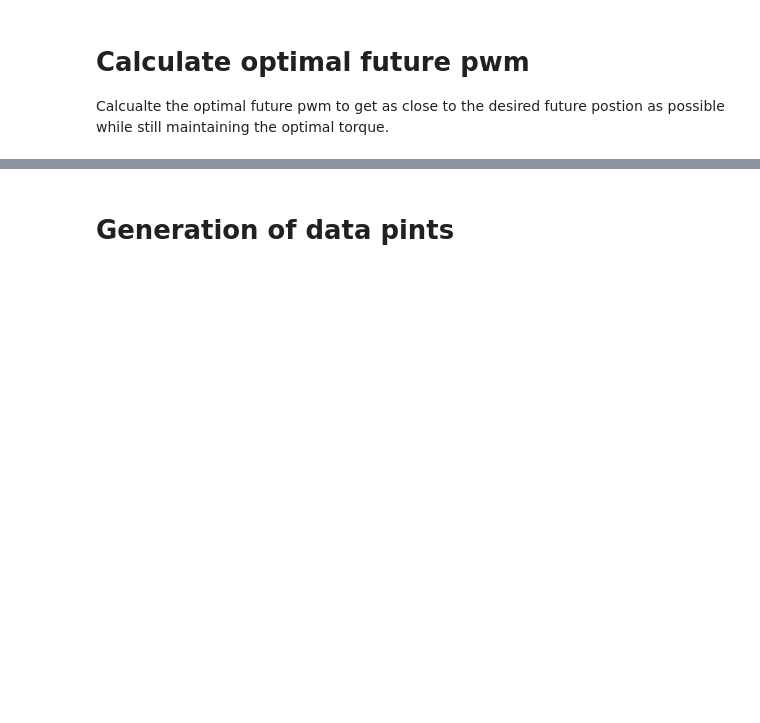
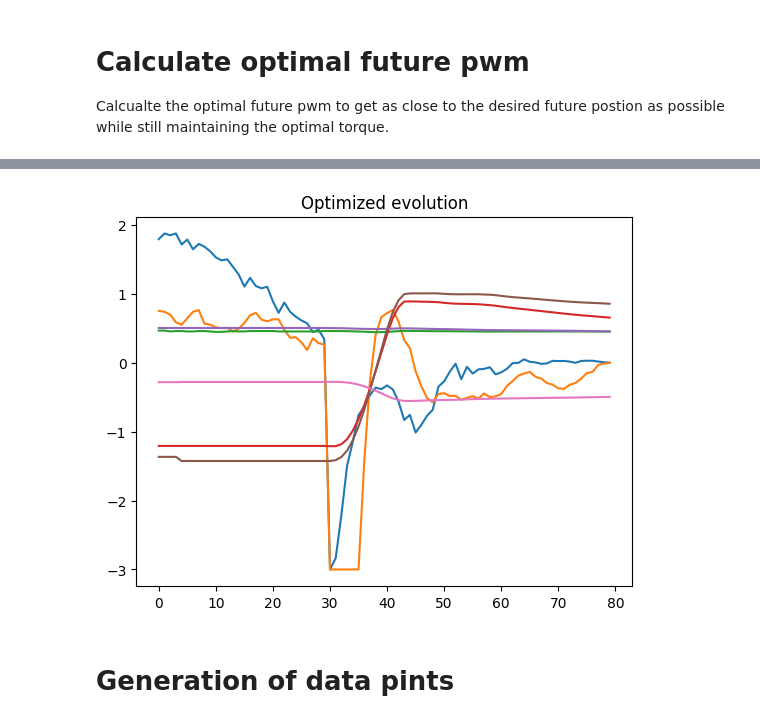
Before and after one commit to Roboy/neural-tendon-control, a Jupyter notebook: controllers/nn_1/dev/ctrl_model/generation_of_ctrl_model_dataset.ipynb, the cells around one changed output, grey strips where cells are left out. Saved outputs shown, nothing was run; the diff lists cells and outputs as text; code cells hidden in the pictures; blank space fills up the shorter version.

```diff
--- a/controllers/nn_1/dev/ctrl_model/generation_of_ctrl_model_dataset.ipynb
+++ b/controllers/nn_1/dev/ctrl_model/generation_of_ctrl_model_dataset.ipynb
@@ -162,6 +162,7 @@ def calc_optim_future_input(
         past_outputs,
         past_interals,
         future_desired_outputs,
+        max_iterations=1000,
 ):
     # Init future inputs with zeros
     future_inputs = torch.zeros(past_inputs.shape[0], past_inputs.shape[1], future_desired_outputs.shape[2])
@@ -175,7 +176,6 @@ def calc_optim_future_input(
 
     optimizer = torch.optim.SGD([future_inputs], lr=30, momentum=0.9)
 
-    max_iterations = 400
     for ii in range(0, max_iterations):
         inputs = torch.cat((past_inputs, future_inputs), dim=2)
 
@@ -213,7 +213,12 @@ def calc_optim_future_input(
         # Clip future inputs to be between -3 and 3
         future_inputs.data.clamp_(-3, 3)
 
-        print(loss)
+
+    future_optimized_inputs = future_inputs
+    future_infered_outputs = outputs_predicted[:, :, window_input_size:]
+    future_infered_interals = interals_predicted[:, :, window_input_size:]
+
+    return future_optimized_inputs, future_infered_outputs, future_infered_interals
 # %%
 past_inputs, past_outputs, past_interals, future_inputs, future_outputs, future_interals = next(iter(ar_dataloader))
 
@@ -245,3 +248,20 @@ KeyboardInterrupt:
+# %%
+inputs = torch.cat((past_inputs, future_optimized_inputs), dim=2)
+outputs = torch.cat((past_outputs, future_infered_outputs), dim=2)
+interals = torch.cat((past_interals, future_infered_interals), dim=2)
+
+# Plot infered evolution
+for i in range(inputs.shape[1]):
+    plt.plot(inputs[0, i, :].detach().numpy())
+for i in range(outputs.shape[1]):
+    plt.plot(outputs[0, i, :].detach().numpy())
+for i in range(interals.shape[1]):
+    plt.plot(interals[0, i, :].detach().numpy())
+plt.title('Optimized evolution')
+plt.show()
+# Add title
+# %% [output]
+[figure, added]
 # %% [markdown]
 # Generation of data pints
 # %%
```
Also changed, not shown: parts of 3 cells of this notebook.
